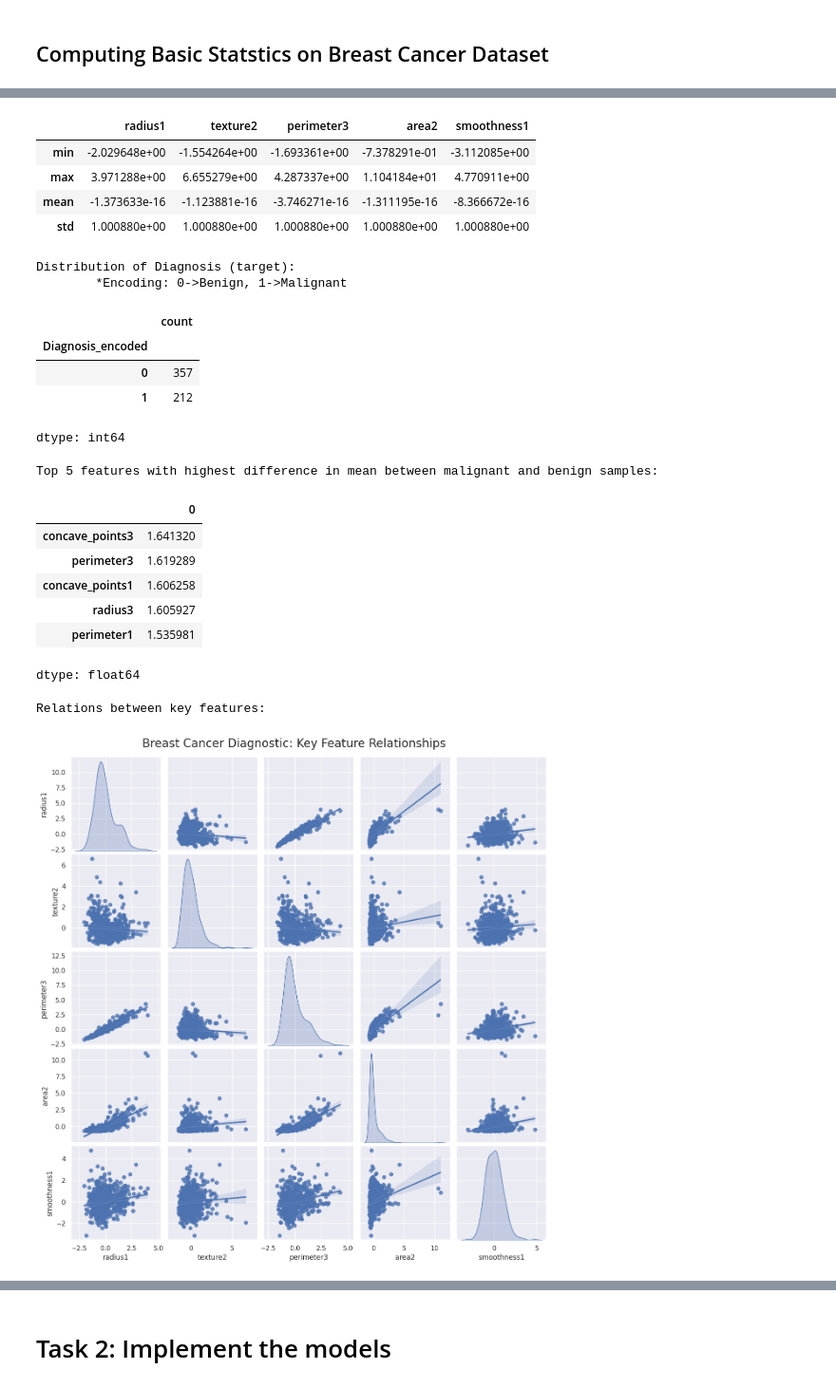
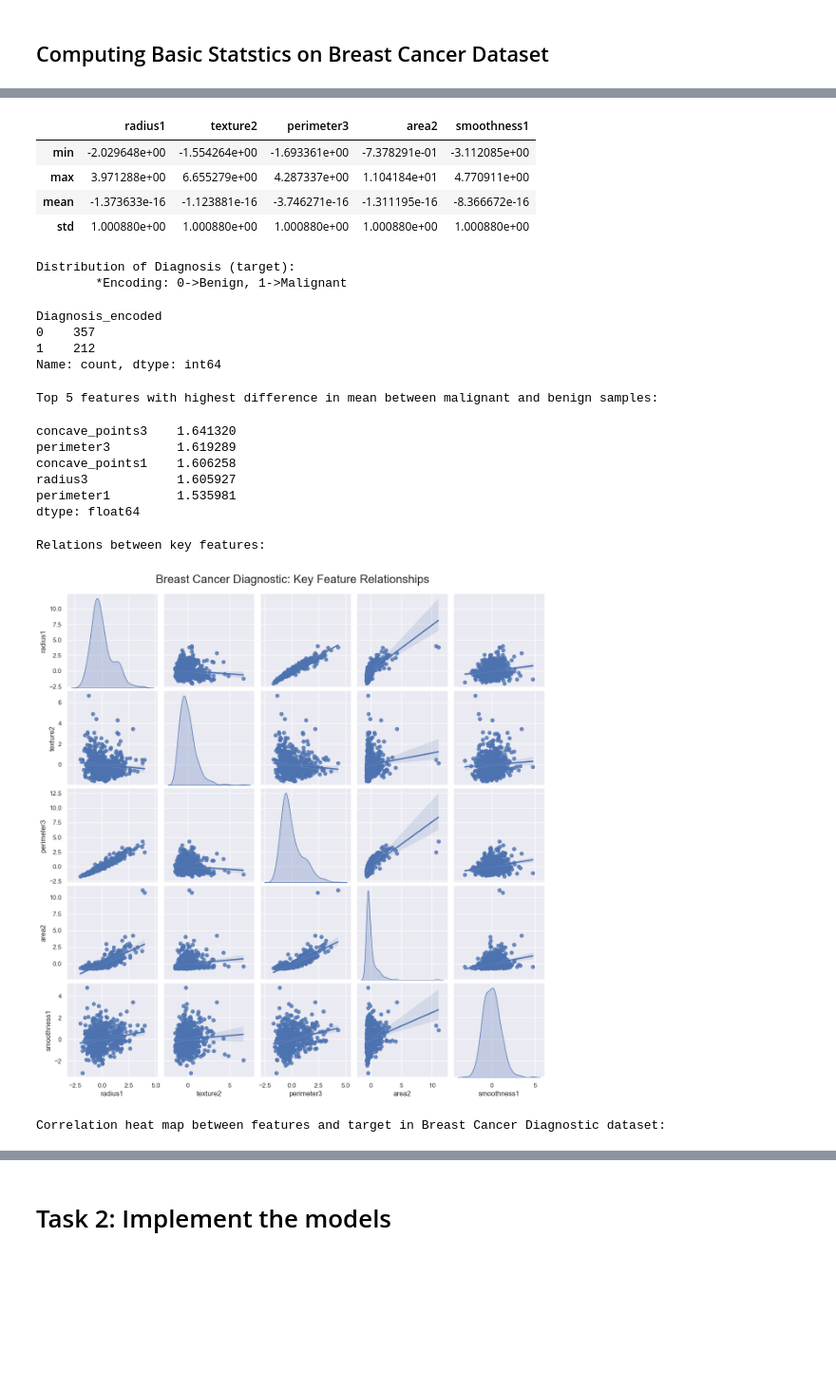
Before and after one commit to dianacovacii/COMP551_A1, a Jupyter notebook: A1.ipynb, the cells around one changed output, grey strips where cells are left out. Shown at 95% size. Cells and saved outputs as stored; diff of their text form; code cells hidden in the pictures; blank space fills up the shorter version.

```diff
--- a/A1.ipynb
+++ b/A1.ipynb
@@ -219,42 +225,51 @@ print("\nDistribution of Diagnosis (target):")
 print('\t*Encoding: 0->Benign, 1->Malignant')
 display(BCD_y.value_counts())
 
 # Calculate what features have the largest mean difference between M and B
 malignant_means = BCD_X[BCD_y == 1].mean()
 benign_means = BCD_X[BCD_y == 0].mean()
 mean_diff = (malignant_means - benign_means).abs().sort_values(ascending=False)
 print("\nTop 5 features with highest difference in mean between malignant and benign samples:")
 display(mean_diff.head(5))
 
 
 # Visualize relations and trends between key features
 print("\nRelations between key features:")
 sns.pairplot(BCD_X[key_features_bcd], kind = 'reg', diag_kind='kde')
 plt.suptitle('Breast Cancer Diagnostic: Key Feature Relationships', y=1.02, fontsize=20)
 plt.show()
+
+
+print("Correlation heat map between features and target in Breast Cancer Diagnostic dataset:")
+BCD_df = pd.concat([BCD_X, BCD_y], axis=1)
+BCD_corr_matrix = BCD_df.corr()
+# Keep only correlations with targets and plot heatmap
+plt.figure(figsize=(20, 12))
+sns.heatmap(BCD_corr_matrix, annot=True, cmap='coolwarm', center=0, annot_kws={'size':8})
+plt.title("Breast Cancer Diagnostic dataset - Correlation of Features with Target")
+plt.show()
 # %% [output]
 --- Statistics on the Breast Cancer Diagnostic Dataset ---
 
 Statistical values of key features:
 |  | radius1 | texture2 | perimeter3 | area2 | smoothness1 |
 | min | -2.029648e+00 | -1.554264e+00 | -1.693361e+00 | -7.378291e-01 | -3.112085e+00 |
 | max | 3.971288e+00 | 6.655279e+00 | 4.287337e+00 | 1.104184e+01 | 4.770911e+00 |
 | mean | -1.373633e-16 | -1.123881e-16 | -3.746271e-16 | -1.311195e-16 | -8.366672e-16 |
 | std | 1.000880e+00 | 1.000880e+00 | 1.000880e+00 | 1.000880e+00 | 1.000880e+00 |
 Distribution of Diagnosis (target):
         *Encoding: 0->Benign, 1->Malignant
-|  | count |
-| Diagnosis_encoded |  |
-| 0 | 357 |
-| 1 | 212 |
-dtype: int64
+Diagnosis_encoded
+0    357
+1    212
+Name: count, dtype: int64
 Top 5 features with highest difference in mean between malignant and benign samples:
-|  | 0 |
-| concave_points3 | 1.641320 |
-| perimeter3 | 1.619289 |
-| concave_points1 | 1.606258 |
-| radius3 | 1.605927 |
-| perimeter1 | 1.535981 |
+concave_points3    1.641320
+perimeter3         1.619289
+concave_points1    1.606258
+radius3            1.605927
+perimeter1         1.535981
 dtype: float64
 Relations between key features:
-[figure, old version]
+[figure, new version]
+Correlation heat map between features and target in Breast Cancer Diagnostic dataset:
```
Also changed, not shown: parts of 23 cells of this notebook.
